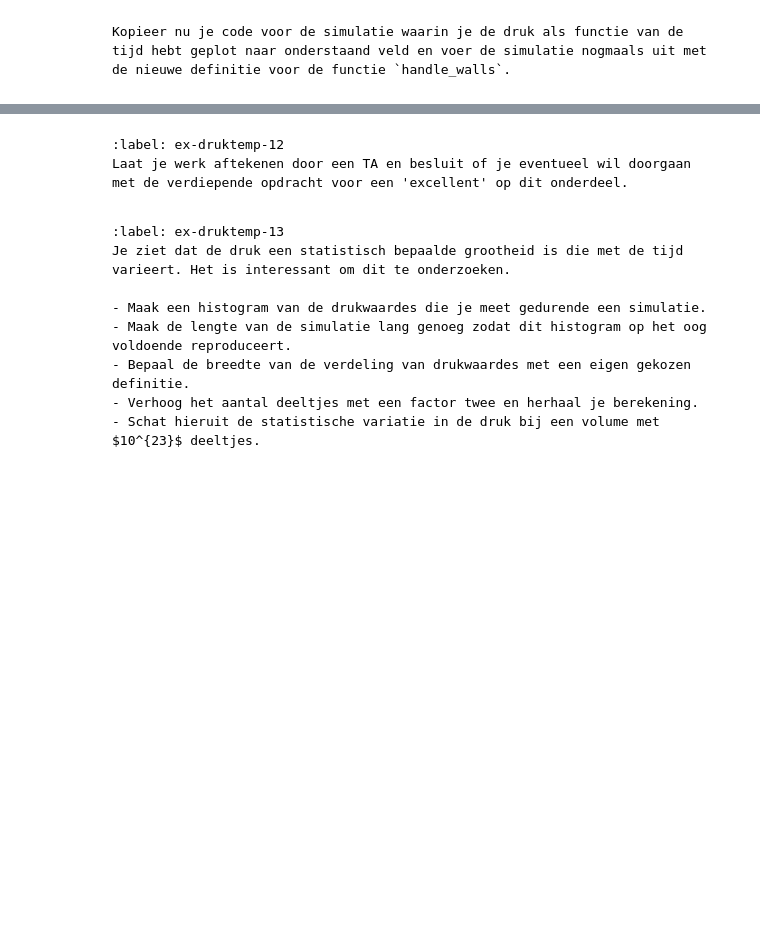
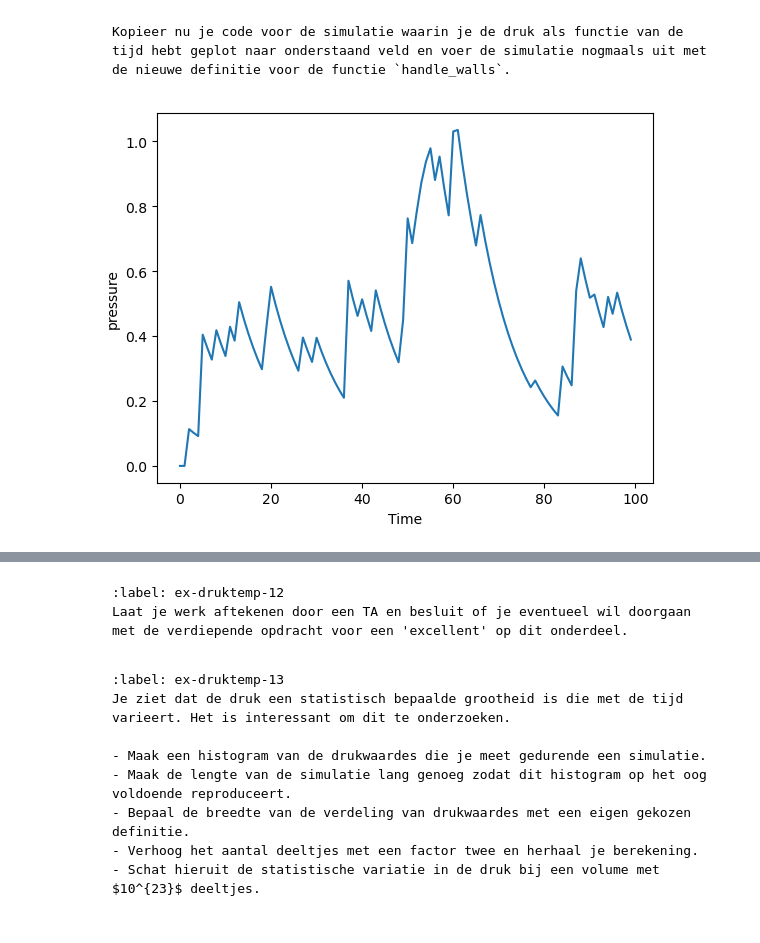
Before and after one commit to JensGroen/Groep-i, a Jupyter notebook: Content/PySim/5_druktemp.ipynb, the cells around one changed output, grey strips where cells are left out. Cells and saved outputs as stored; diff of their text form; code cells hidden in the pictures; blank space fills up the shorter version.

````diff
--- a/Content/PySim/5_druktemp.ipynb
+++ b/Content/PySim/5_druktemp.ipynb
@@ -360,8 +388,25 @@ Kopieer nu je code voor de simulatie waarin je de druk als functie van de tijd h
 ```
 # %%
 # RUIMTE VOOR GEKOPIEERDE FUNCTIE
+particles = []
+pressures = np.zeros(100, dtype=float)
+times = np.linspace(1, 100, 100)
 
+create_particles(particles)
+for i in range(100):
+    take_time_step(particles)
+    pressures[i] = pressure
+
+
+
+plt.figure()
+plt.xlabel('Time')
+plt.ylabel('pressure')
+plt.plot(np.arange(100),pressures)
+plt.show()
 #your code/answer
+# %% [output]
+[figure, added]
 # %% [markdown]
 Met de middeling kan je beter zien wat de gemiddelde waarde voor de druk in dit systeem is. Als dit voor jouw simulatie lastig is kan je de factor `alpha` aanpassen in de functie 'handle_walls`, zodat je over een langere periode het gemiddelde neemt. Hou daarbij wel rekening met de eis in [bovenstaande formule](int_norm)
 
````
Also changed, not shown: parts of 9 cells of this notebook.
